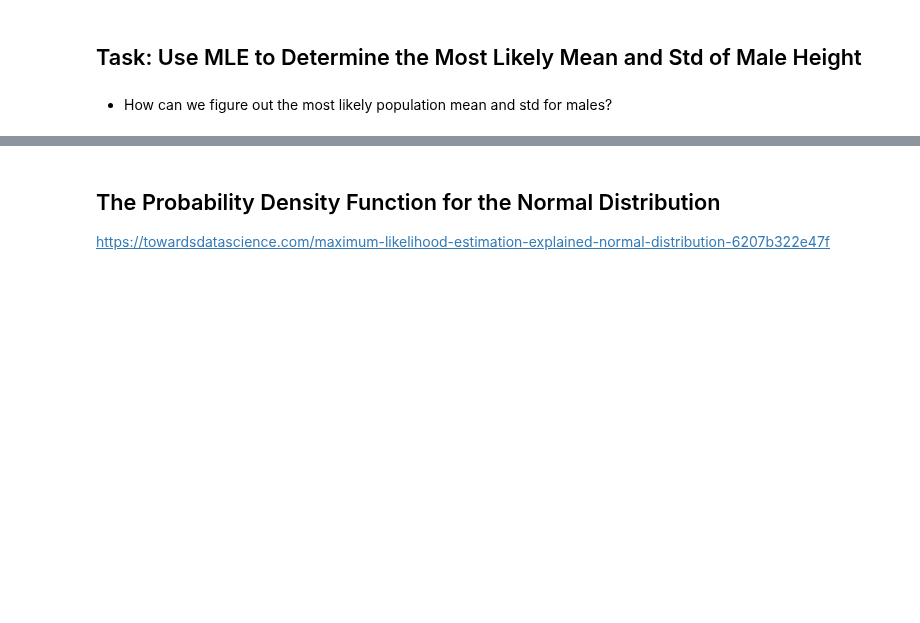
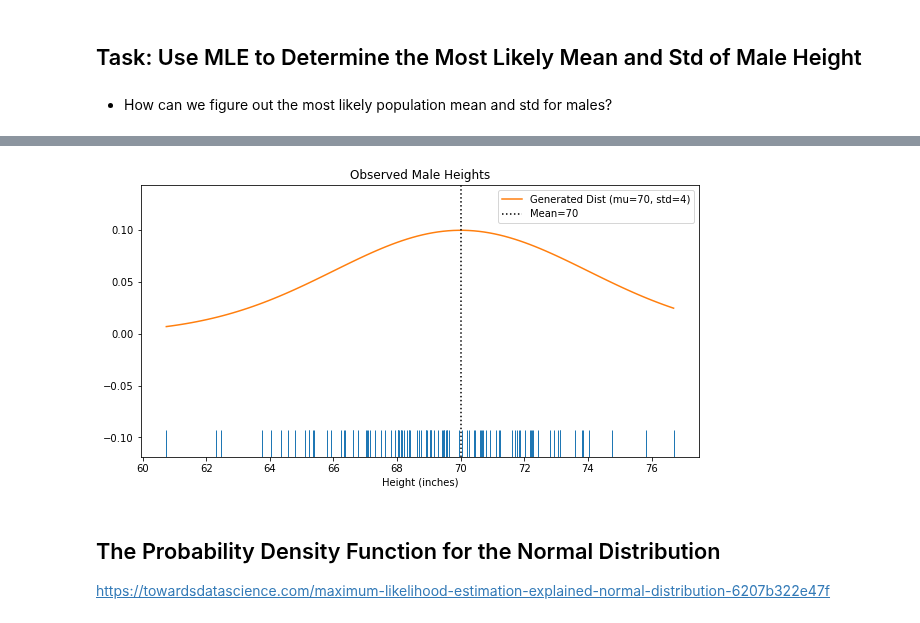
Before and after one commit to flatiron-school/Online-DS-FT-022221-Cohort-Notes, a Jupyter notebook: Phase_2/topic_17_bayesian_statistics/topic_17_bayesian_statistics-SG.ipynb, the cells around one changed output, grey strips where cells are left out. Drawn from its saved outputs; the diff is of its cells as text; code cells hidden in the pictures; blank space fills up the shorter version.

```diff
--- a/Phase_2/topic_17_bayesian_statistics/topic_17_bayesian_statistics-SG.ipynb
+++ b/Phase_2/topic_17_bayesian_statistics/topic_17_bayesian_statistics-SG.ipynb
@@ -186,23 +283,26 @@ ys = None
 # %%
+## functionize the above process
 def plot_male_height(male_sample, mu, std):
     """Plot a rugplot of the male_sample
     vs the normal distribution defined by mu and std."""
 
     ## Plot Male Heights
-    fig,ax=plt.subplots(figsize=(10,3))
+    fig,ax=plt.subplots(figsize=(10,5))
     ax = sns.rugplot(male_sample,ax=ax,height=0.1)
     ax.set(title='Observed Male Heights', xlabel='Height (inches)')
 
     ## Generate a normal distribution (ys) using the xs
     xs = np.linspace(male_sample.min(),male_sample.max(),100)
-    pop = st.norm(loc=mu,scale=std).pdf(xs)
+    pop = stats.norm(loc=mu,scale=std).pdf(xs)
 
     ax.plot(xs,pop,label=f"Generated Dist (mu={mu}, std={std})")
     ax.axvline(mu,c='k',ls=':',label=f"Mean={mu}")
     ax.legend()
-
-
-plot_male_height(male_sample,70,4)
+# %%
+## test our function for mu=70, std=4
+plot_male_height(male_sample,mu,std)
+# %% [output]
+[figure, added]
 # %% [markdown]
 ## The Probability Density Function for the Normal Distribution
 
```
Also changed, not shown: parts of 40 cells of this notebook, 5 other files.
